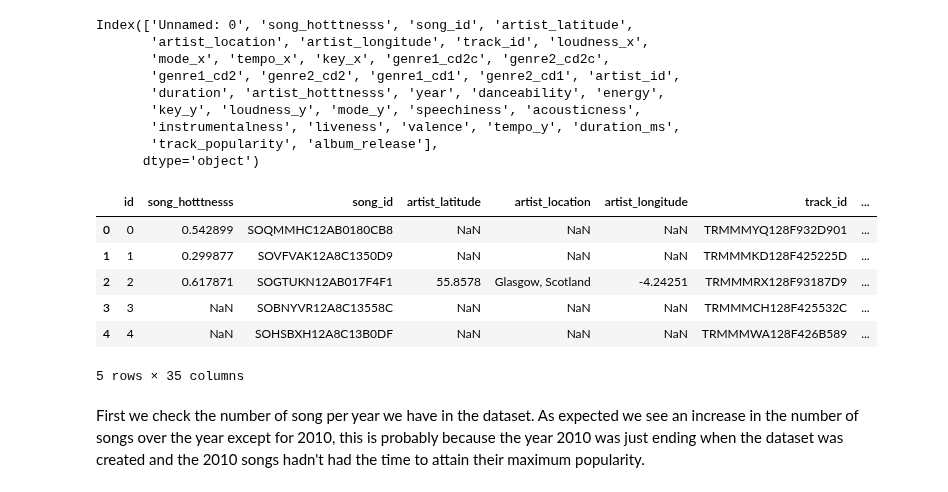
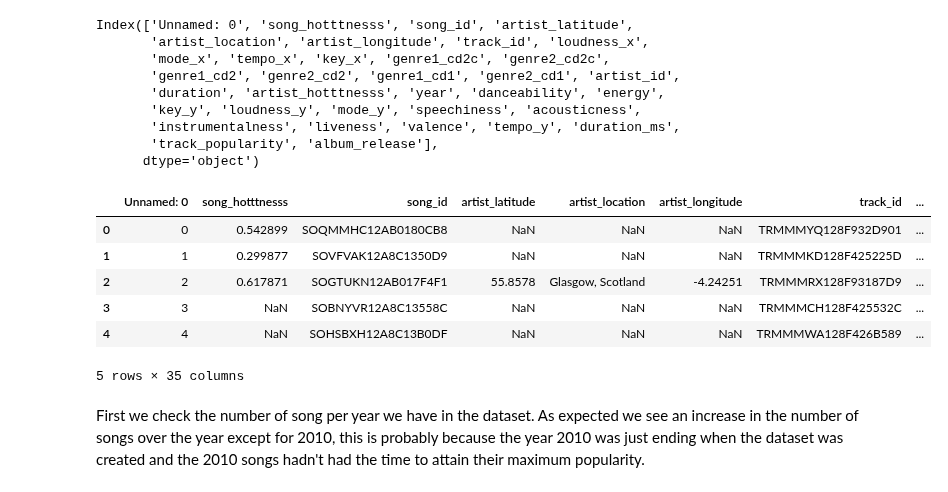
Before and after one commit to AWehenkel/ADA-2017, a Jupyter notebook: FinalProject/split notebooks/Genre Analysis.ipynb, the cells around one changed output. Saved outputs shown, nothing was run; the diff lists cells and outputs as text; code cells hidden in the pictures.

```diff
--- a/FinalProject/split notebooks/Genre Analysis.ipynb
+++ b/FinalProject/split notebooks/Genre Analysis.ipynb
@@ -23,10 +23,10 @@ Index(['Unnamed: 0', 'song_hotttnesss', 'song_id', 'artist_latitude',
        'track_popularity', 'album_release'],
       dtype='object')
 # %%
-df.columns.values[0] = 'id'
+#df.columns.values[0] = 'id'
 df.head()
 # %% [output]
-|  | id | song_hotttnesss | song_id | artist_latitude | artist_location | artist_longitude | track_id | ... |
+|  | Unnamed: 0 | song_hotttnesss | song_id | artist_latitude | artist_location | artist_longitude | track_id | ... |
 | 0 | 0 | 0.542899 | SOQMMHC12AB0180CB8 | NaN | NaN | NaN | TRMMMYQ128F932D901 | ... |
 | 1 | 1 | 0.299877 | SOVFVAK12A8C1350D9 | NaN | NaN | NaN | TRMMMKD128F425225D | ... |
 | 2 | 2 | 0.617871 | SOGTUKN12AB017F4F1 | 55.8578 | Glasgow, Scotland | -4.24251 | TRMMMRX128F93187D9 | ... |
```
Also changed, not shown: parts of 10 cells of this notebook, 6 other files.
